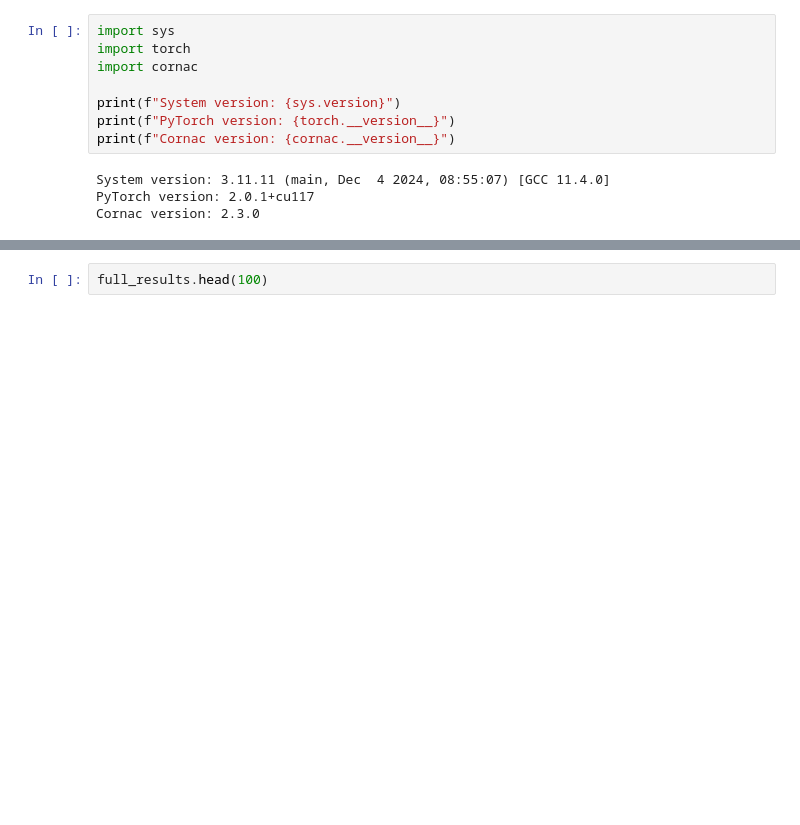
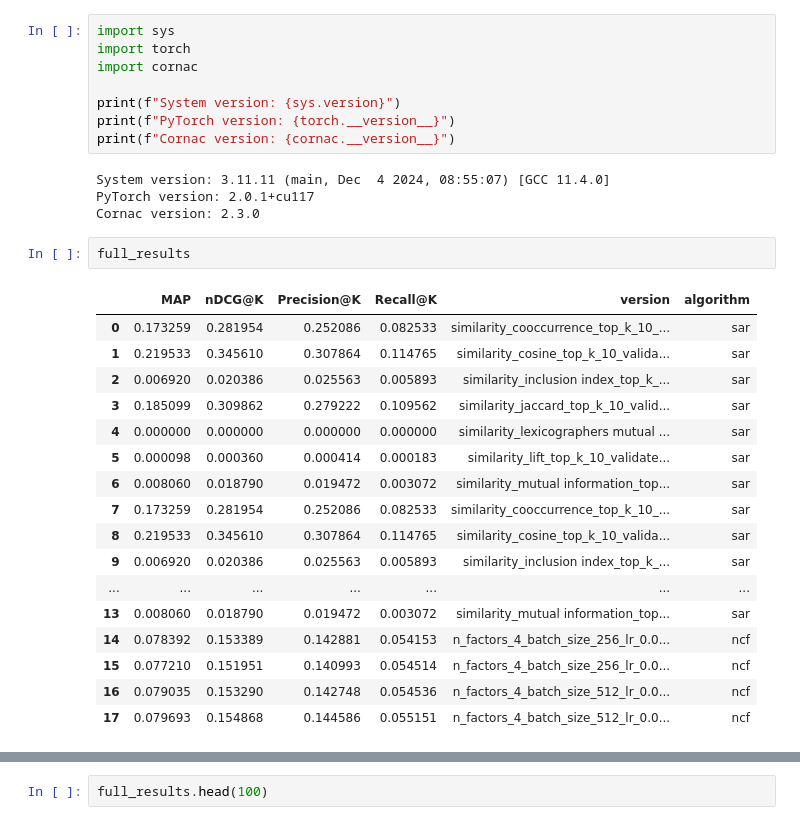
Before and after one commit to hygo2025/cdd-projeto-final, a Jupyter notebook: trabalho.ipynb, the cells around one changed output, grey strips where cells are left out. Saved outputs shown, nothing was run; the diff lists cells and outputs as text; blank space fills up the shorter version.

```diff
--- a/trabalho.ipynb
+++ b/trabalho.ipynb
@@ -425,6 +425,26 @@ print(f"Cornac version: {cornac.__version__}")
 System version: 3.11.11 (main, Dec  4 2024, 08:55:07) [GCC 11.4.0]
 PyTorch version: 2.0.1+cu117
 Cornac version: 2.3.0
+# %%
+full_results
+# %% [output]
+|  | MAP | nDCG@K | Precision@K | Recall@K | version | algorithm |
+| 0 | 0.173259 | 0.281954 | 0.252086 | 0.082533 | similarity_cooccurrence_top_k_10_... | sar |
+| 1 | 0.219533 | 0.345610 | 0.307864 | 0.114765 | similarity_cosine_top_k_10_valida... | sar |
+| 2 | 0.006920 | 0.020386 | 0.025563 | 0.005893 | similarity_inclusion index_top_k_... | sar |
+| 3 | 0.185099 | 0.309862 | 0.279222 | 0.109562 | similarity_jaccard_top_k_10_valid... | sar |
+| 4 | 0.000000 | 0.000000 | 0.000000 | 0.000000 | similarity_lexicographers mutual ... | sar |
+| 5 | 0.000098 | 0.000360 | 0.000414 | 0.000183 | similarity_lift_top_k_10_validate... | sar |
+| 6 | 0.008060 | 0.018790 | 0.019472 | 0.003072 | similarity_mutual information_top... | sar |
+| 7 | 0.173259 | 0.281954 | 0.252086 | 0.082533 | similarity_cooccurrence_top_k_10_... | sar |
+| 8 | 0.219533 | 0.345610 | 0.307864 | 0.114765 | similarity_cosine_top_k_10_valida... | sar |
+| 9 | 0.006920 | 0.020386 | 0.025563 | 0.005893 | similarity_inclusion index_top_k_... | sar |
+| ... | ... | ... | ... | ... | ... | ... |
+| 13 | 0.008060 | 0.018790 | 0.019472 | 0.003072 | similarity_mutual information_top... | sar |
+| 14 | 0.078392 | 0.153389 | 0.142881 | 0.054153 | n_factors_4_batch_size_256_lr_0.0... | ncf |
+| 15 | 0.077210 | 0.151951 | 0.140993 | 0.054514 | n_factors_4_batch_size_256_lr_0.0... | ncf |
+| 16 | 0.079035 | 0.153290 | 0.142748 | 0.054536 | n_factors_4_batch_size_512_lr_0.0... | ncf |
+| 17 | 0.079693 | 0.154868 | 0.144586 | 0.055151 | n_factors_4_batch_size_512_lr_0.0... | ncf |
 # %%
 import itertools
 import pandas as pd
```
Also changed, not shown: parts of 2 cells of this notebook.
